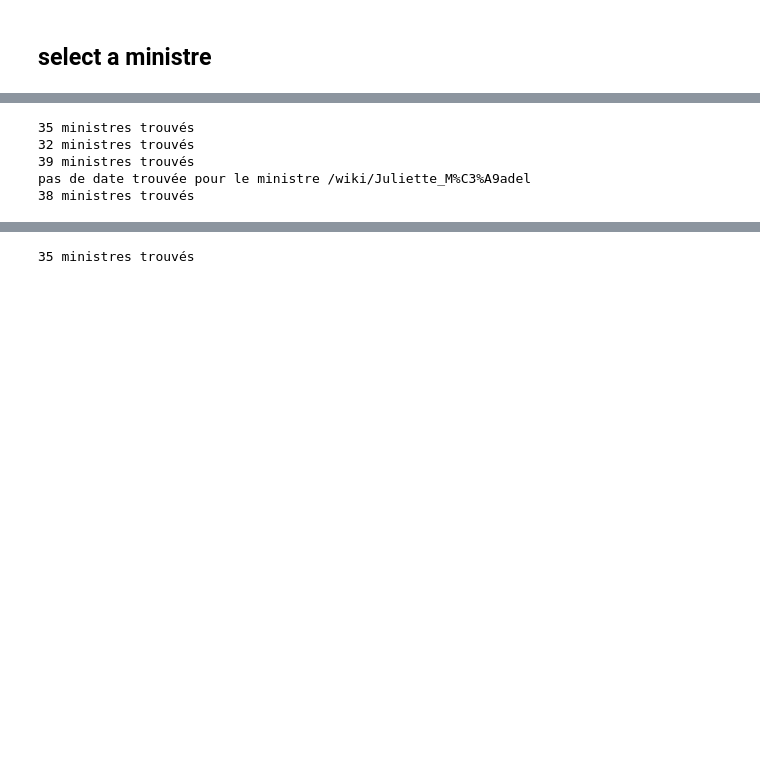
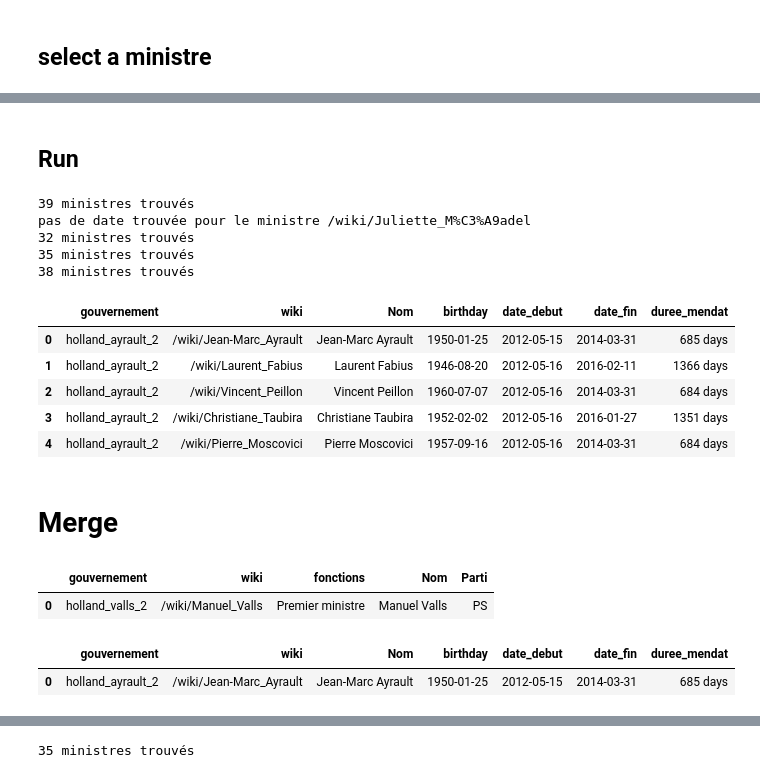
Before and after one commit to FloSugar/ScrapMyMinistres, a Jupyter notebook: ScrapMyMinistres.ipynb, the cells around one changed output, grey strips where cells are left out. Saved outputs shown, nothing was run; the diff lists cells and outputs as text; code cells hidden in the pictures; blank space fills up the shorter version.

Commit message:
Table is now clean

```diff
--- a/ScrapMyMinistres.ipynb
+++ b/ScrapMyMinistres.ipynb
@@ -6,6 +6,8 @@ import pandas as pd
 from bs4 import BeautifulSoup
 from urllib import request, response
 import re
+
+path_file = '/media/flo/Stockage/Data/ScrapMyMinistres/'
 # %%
 %qtconsole
 # %%
@@ -56,10 +58,16 @@ dict_holland = {'holland_ayrault_1': "/wiki/Gouvernement_Jean-Marc_Ayrault_(1)",
                 'holland_valls_1': "/wiki/Gouvernement_Manuel_Valls_(1)",
                 'holland_valls_2': "/wiki/Gouvernement_Manuel_Valls_(2)" }
 
+all_gouv = pd.DataFrame(columns=['gouvernement', 'wiki', 'fonctions'])
 for keys, values in dict_holland.items():
     gouv = pd.DataFrame()
     (fonction_ministres_clean, wiki_ministres_clean) = get_my_gouv('https://fr.wikipedia.org' + values)
-    gouv[keys + "_WIKI"] = wiki_ministres_clean
-    gouv[keys + "_FONCTIONS"] = fonction_ministres_clean
-    gouv.to_csv('M:\datasciences\data\ministres\%s.csv' % (keys), sep=';')
+    gouv["wiki"] = wiki_ministres_clean
+    gouv["fonctions"] = fonction_ministres_clean
+    gouv["gouvernement"] = keys
+    all_gouv = pd.concat([all_gouv, gouv])
+
+# -- Export
+all_gouv = all_gouv.ix[:, ['gouvernement', 'wiki', 'fonctions']] # changement de l'ordre des colonnes
+all_gouv.to_csv(path_file + 'gouvernements_ministres.csv', sep=';',encoding='utf-8')
 # %% [output]
@@ -129,6 +143,8 @@ print(dict_holland_char["holland_ayrault_1"])
 def get_lifespan_ministres(gouv_name):
     (fonction_ministres_clean, wiki_ministres_clean) = get_my_gouv('https://fr.wikipedia.org' + dict_holland[gouv_name])
     all_dates = []
+    all_birthdays = []
+    all_names = []
     for ministre in wiki_ministres_clean:
         page_ministre = "https://fr.wikipedia.org" + ministre
         header = {'User-Agent': 'Mozilla/5.0'} #Needed to prevent 403 error on Wikipedia
@@ -136,10 +152,14 @@ def get_lifespan_ministres(gouv_name):
         html = request.urlopen(page)
         soup = BeautifulSoup(html, "lxml")
         cells = soup.find('table', {'class': 'infobox_v2'})  # selection du tableau de droite
+        # -- Names
+        all_names.append(cells.find('td', {'class': 'entete defaut'}).getText())
+        # -- Birthdays
+        all_birthdays.append(cells.find('time', {'class': 'nowrap date-lien bday'})['datetime'])
+        # -- Lifespan
         cells_gouv = cells.find('a', href=re.compile(dict_holland_char[gouv_name]))  # selection du gouvernement
         l_dates = []
-
-        try: # recherche de(s) (la) date(s) immédiatement au dessus.
+        try: # recherche de(s) (la) date(s) immédiatement au dessus de 'gouvernement'
             cells_date = cells_gouv.findPrevious('b').findAll('time')
             for c_dates in cells_date:
                 l_dates.append(c_dates['datetime'])
@@ -148,19 +168,52 @@ def get_lifespan_ministres(gouv_name):
             l_dates.append("Non_trouvee")
         all_dates.append(l_dates)
 
+    # -- clean date
+    date_debut = [x[0] for x in all_dates]
+    date_fin = [x[1] if (len(x) == 2) else pd.datetime.today().date() for x in all_dates]
     # -- Results table
     df_date = pd.DataFrame()
-    df_date[gouv_name + '_WIKI_MINISTRES'] = wiki_ministres_clean
-    df_date[gouv_name + '_LIFESPAN'] = all_dates
-
+    df_date['wiki'] = wiki_ministres_clean
+    df_date['Nom'] = all_names
+    df_date['birthday'] = pd.to_datetime(all_birthdays, errors='coerce')
+    df_date['date_debut'] = pd.to_datetime(date_debut, errors='coerce')
+    df_date['date_fin'] = pd.to_datetime(date_fin, errors='coerce')
+    df_date['duree_mendat'] = df_date['date_fin'] - df_date['date_debut']
+    df_date['gouvernement'] = gouv_name
+    df_date = df_date.ix[:, ['gouvernement', 'wiki', 'Nom', 'birthday', 'date_debut', 'date_fin', 'duree_mendat']]
     return df_date
+# %% [markdown]
+## Run
 # %%
+all_lifespan = pd.DataFrame()
 for keys, values in dict_holland_char.items():
     df_date = get_lifespan_ministres(keys)
-    df_date.to_csv('M:\datasciences\data\ministres\date_%s.csv' % (keys), sep=',')
+    all_lifespan = pd.concat([df_date, all_lifespan])
+    all_lifespan.to_csv(path_file + 'ministres_lifespan.csv', sep=';')
 # %% [output]
-35 ministres trouvés
-32 ministres trouvés
 39 ministres trouvés
 pas de date trouvée pour le ministre /wiki/Juliette_M%C3%A9adel
+32 ministres trouvés
+35 ministres trouvés
 38 ministres trouvés
+# %%
+all_lifespan.head()
+# %% [output]
+|  | gouvernement | wiki | Nom | birthday | date_debut | date_fin | duree_mendat |
+| 0 | holland_ayrault_2 | /wiki/Jean-Marc_Ayrault | Jean-Marc Ayrault | 1950-01-25 | 2012-05-15 | 2014-03-31 | 685 days |
+| 1 | holland_ayrault_2 | /wiki/Laurent_Fabius | Laurent Fabius | 1946-08-20 | 2012-05-16 | 2016-02-11 | 1366 days |
+| 2 | holland_ayrault_2 | /wiki/Vincent_Peillon | Vincent Peillon | 1960-07-07 | 2012-05-16 | 2014-03-31 | 684 days |
+| 3 | holland_ayrault_2 | /wiki/Christiane_Taubira | Christiane Taubira | 1952-02-02 | 2012-05-16 | 2016-01-27 | 1351 days |
+| 4 | holland_ayrault_2 | /wiki/Pierre_Moscovici | Pierre Moscovici | 1957-09-16 | 2012-05-16 | 2014-03-31 | 684 days |
+# %% [markdown]
+# Merge
+# %%
+all_gouv_clean.head(1)
+# %% [output]
+|  | gouvernement | wiki | fonctions | Nom | Parti |
+| 0 | holland_valls_2 | /wiki/Manuel_Valls | Premier ministre | Manuel Valls | PS |
+# %%
+all_lifespan.head(1)
+# %% [output]
+|  | gouvernement | wiki | Nom | birthday | date_debut | date_fin | duree_mendat |
+| 0 | holland_ayrault_2 | /wiki/Jean-Marc_Ayrault | Jean-Marc Ayrault | 1950-01-25 | 2012-05-15 | 2014-03-31 | 685 days |
```
Also changed, not shown: parts of 25 cells of this notebook.
